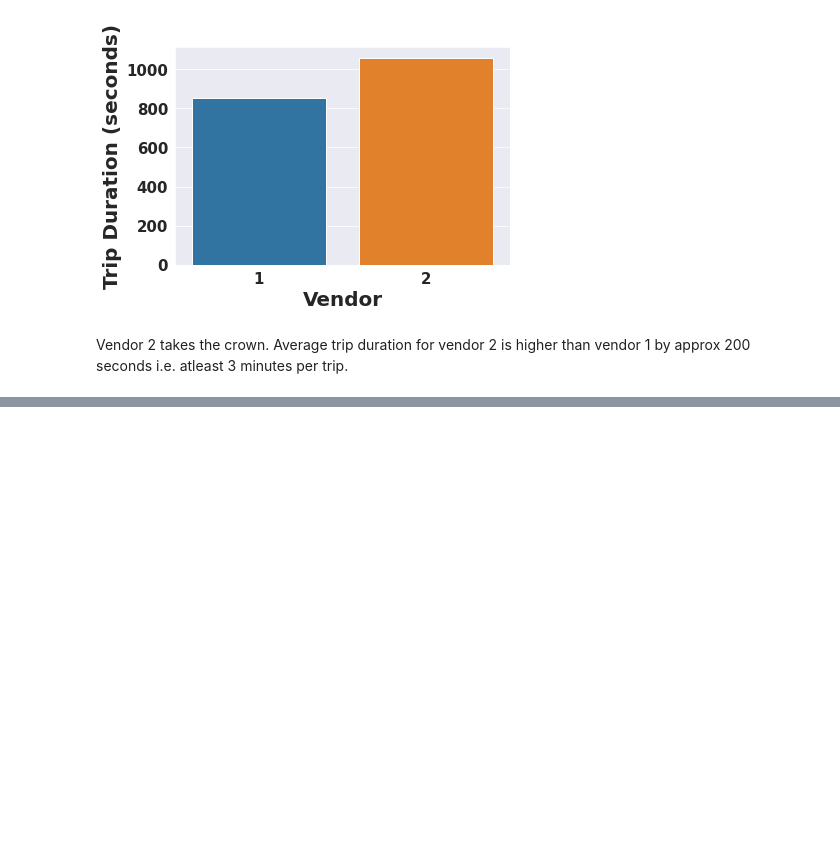
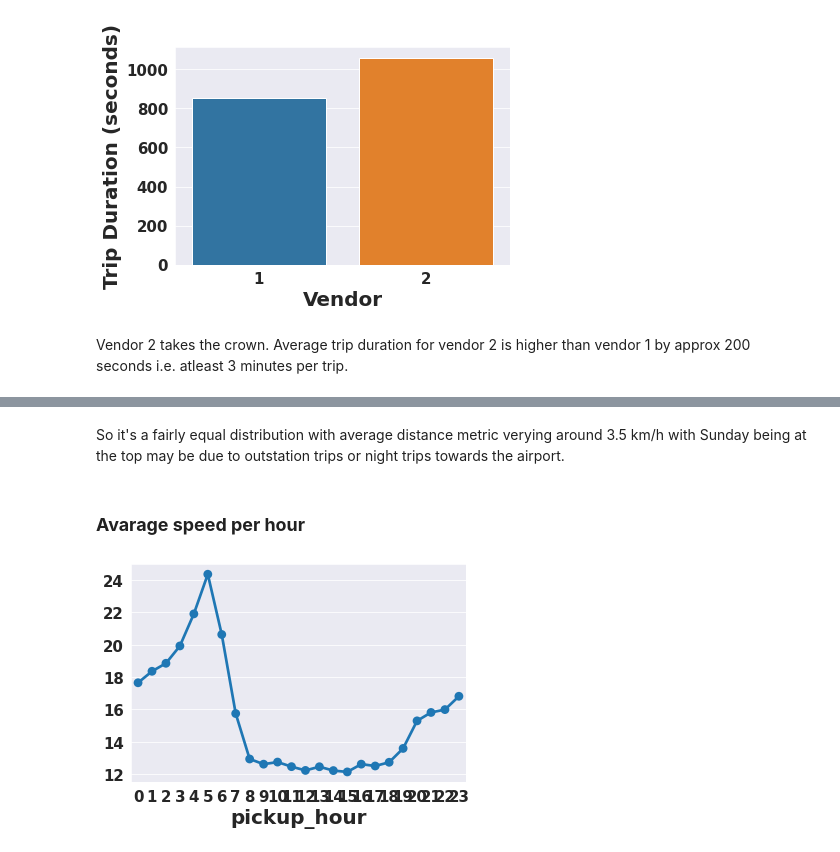
Before and after one commit to kavrit/NYC-Taxi-trip-prediction, a Jupyter notebook: Capstone_Project_NYC_Taxi_Trip_Time_Prediction.ipynb, the cells around one changed output, grey strips where cells are left out. Drawn from its saved outputs; the diff is of its cells as text; code cells hidden in the pictures; blank space fills up the shorter version.

```diff
--- a/Capstone_Project_NYC_Taxi_Trip_Time_Prediction.ipynb
+++ b/Capstone_Project_NYC_Taxi_Trip_Time_Prediction.ipynb
@@ -437,0 +466,11 @@ Vendor 2 takes the crown. Average trip duration for vendor 2 is higher than vend
+# %% [markdown]
+So it's a fairly equal distribution with average distance metric verying around 3.5 km/h with Sunday being at the top may be due to outstation trips or night trips towards the airport.
+# %% [markdown]
+### **Avarage speed per hour**
+# %%
+# Let's look at the average speed of NYC Taxi per hour
+group = df.groupby('pickup_hour').speed.mean()
+sns.pointplot(group.index, group.values)
+plt.show()
+# %% [output]
+[figure, added]
```
Also changed, not shown: parts of 29 cells of this notebook.
